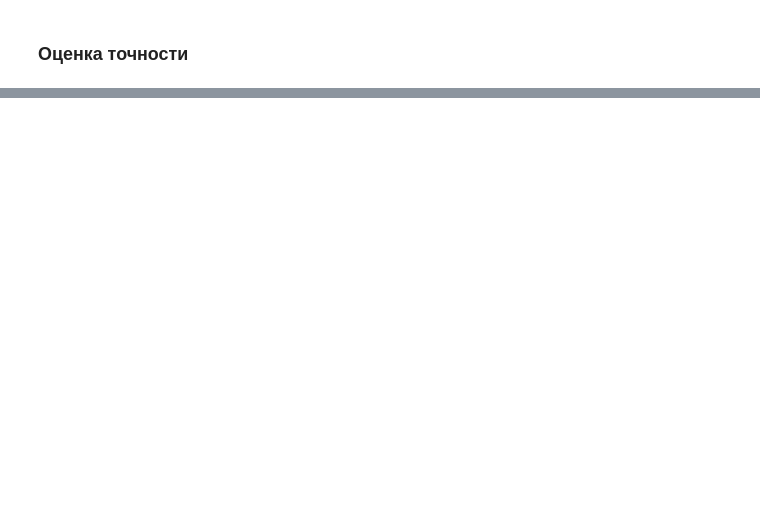
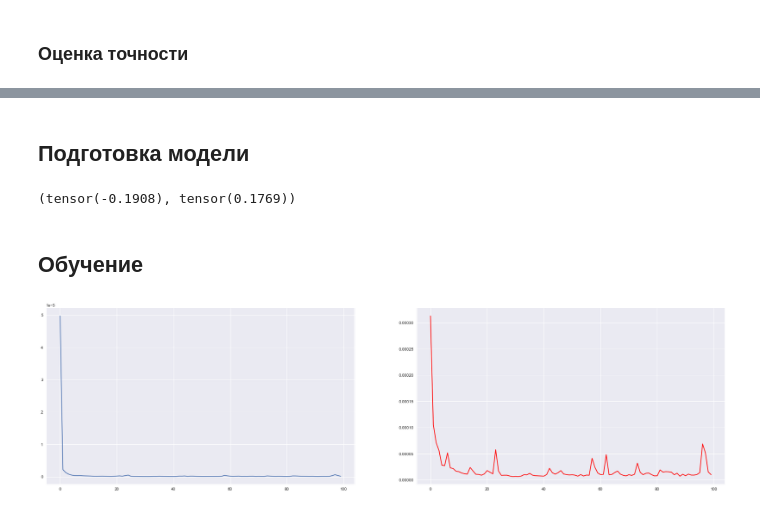
Before and after one commit to FL2107/signals_learning, a Jupyter notebook: Linear encoder.ipynb, the cells around one changed output, grey strips where cells are left out. Saved outputs shown, nothing was run; the diff lists cells and outputs as text; code cells hidden in the pictures; blank space fills up the shorter version.

```diff
--- a/Linear encoder.ipynb
+++ b/Linear encoder.ipynb
@@ -210,0 +280,6 @@ a[r, :5, :5], b[r, :5, :5], r
+# %% [markdown]
+## Подготовка модели
+# %%
+torch.min(X_train_tensor), torch.max(X_train_tensor)
+# %% [output]
+(tensor(-0.1908), tensor(0.1769))
@@ -210,0 +316,48 @@ a[r, :5, :5], b[r, :5, :5], r
+# %% [markdown]
+## Обучение
+# %%
+NUM_EPOCHS = 100
+
+loss_fn = torch.nn.MSELoss()
+losses = []
+val_losses = []
+
+learning_rate = 3e-3
+optimizer = torch.optim.AdamW(net_1param.parameters(), lr=learning_rate)
+ebar = tqdm(range(NUM_EPOCHS))
+
+for epoch_num in ebar:
+    running_loss = 0.0
+    iter_num = 0
+#     pbar = tqdm(enumerate(trainloader), total = len(trainloader))
+    pbar = enumerate(trainloader)
+    for iter_num, (X_batch, y_batch) in pbar:
+        iter_num +=1
+
+        recon = net_1param(X_batch)
+
+        loss = loss_fn(recon, X_batch)
+        running_loss += loss.item()
+
+        optimizer.zero_grad()
+        loss.backward()
+        optimizer.step()
+
+    line = '[{}/{}] current loss: {}'.format(epoch_num+1, NUM_EPOCHS, running_loss/len(trainset))
+    ebar.set_description(line)
+
+    losses.append(running_loss/len(trainset))
+
+    with torch.no_grad():
+        recon = net_1param(X_val_tensor)
+        score = loss_fn(recon, X_val_tensor)
+#         line = '[{}/{}] current valid score: {}'.format(epoch_num+1, NUM_EPOCHS, f1_score(y_val_tensor, y, average='macro'))
+#         print(line)
+        val_losses.append(score)
+# %%
+fig, axs = plt.subplots(1,2,figsize=(30,8))
+axs[0].plot(np.arange(NUM_EPOCHS), losses)
+axs[1].plot(np.arange(NUM_EPOCHS), val_losses, color='red')
+plt.show()
+# %% [output]
+[figure, added]
```
Also changed, not shown: parts of 27 cells of this notebook.
